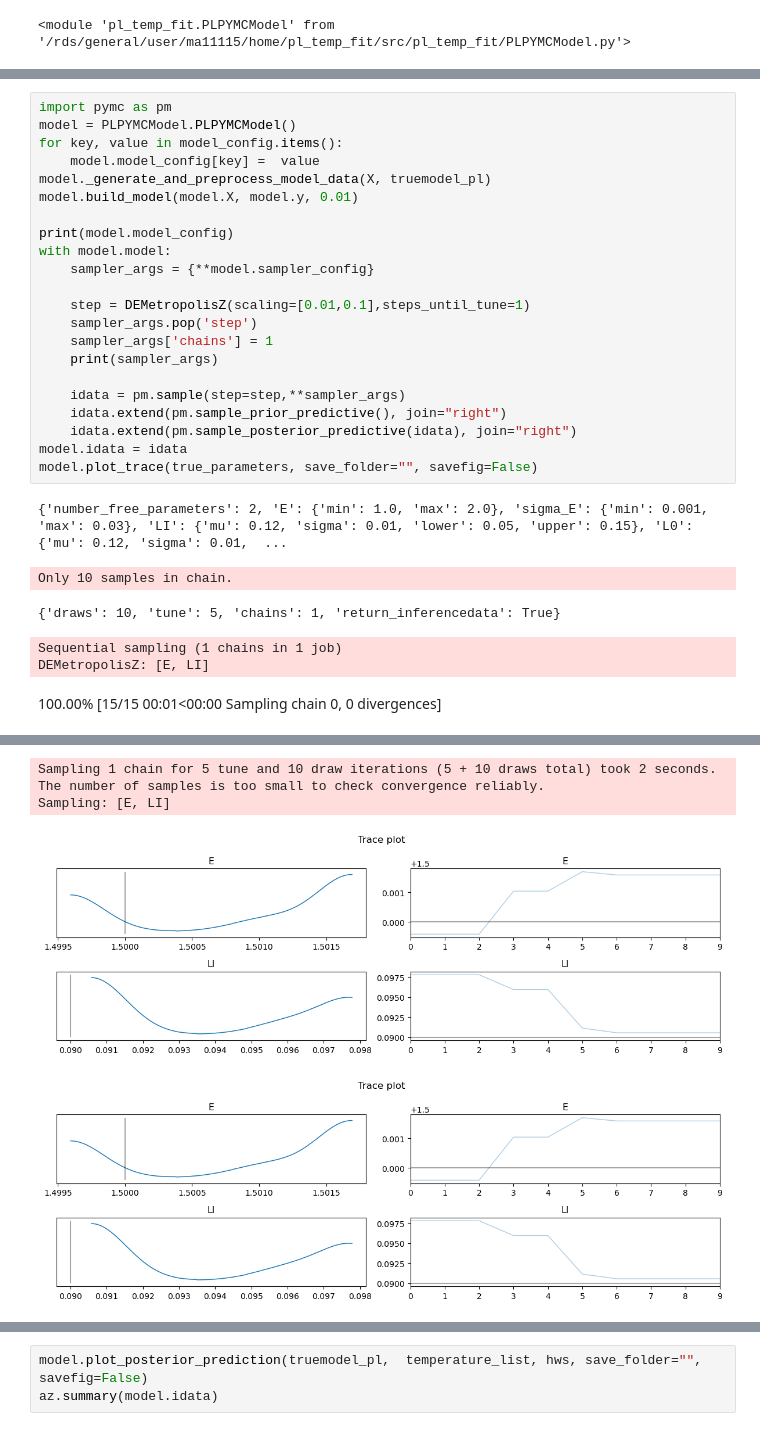
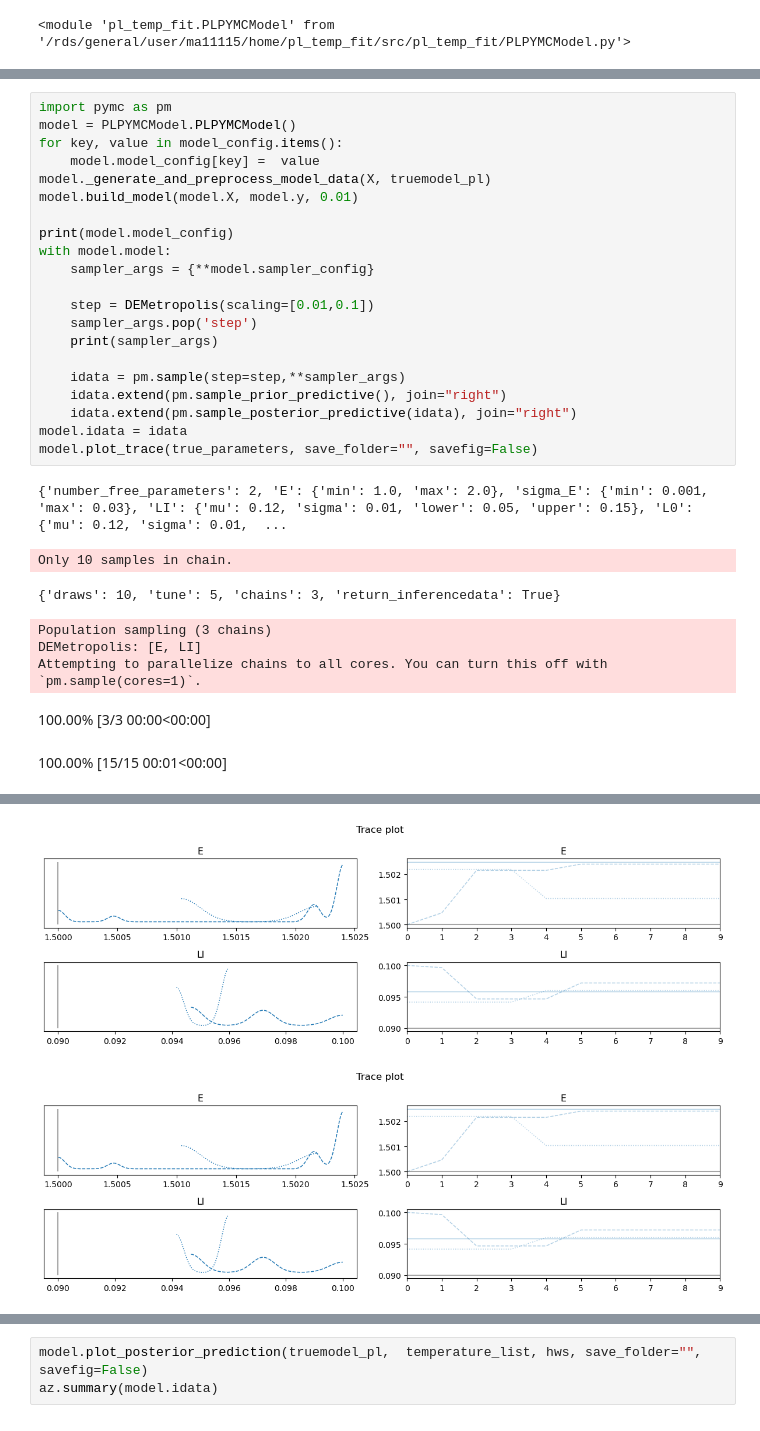
Before and after one commit to mohammedazzouzi15/pl_temp_fit, a Jupyter notebook: notebook/test_pymc.ipynb, the cells around one changed output, grey strips where cells are left out. Saved outputs shown, nothing was run; the diff lists cells and outputs as text.

```diff
--- a/notebook/test_pymc.ipynb
+++ b/notebook/test_pymc.ipynb
@@ -1262,9 +279,8 @@ print(model.model_config)
 with model.model:
     sampler_args = {**model.sampler_config}
 
-    step = DEMetropolisZ(scaling=[0.01,0.1],steps_until_tune=1)
+    step = DEMetropolis(scaling=[0.01,0.1])
     sampler_args.pop('step')
-    sampler_args['chains'] = 1
     print(sampler_args)
 
     idata = pm.sample(step=step,**sampler_args)
@@ -1275,7 +291,9 @@ model.plot_trace(true_parameters, save_folder="", savefig=False)
 # %% [output]
 {'number_free_parameters': 2, 'E': {'min': 1.0, 'max': 2.0}, 'sigma_E': {'min': 0.001, 'max': 0.03}, 'LI': {'mu': 0.12, 'sigma': 0.01, 'lower': 0.05, 'upper': 0.15}, 'L0': {'mu': 0.12, 'sigma': 0.01,  ...
 Only 10 samples in chain.
-{'draws': 10, 'tune': 5, 'chains': 1, 'return_inferencedata': True}
+{'draws': 10, 'tune': 5, 'chains': 3, 'return_inferencedata': True}
-Sequential sampling (1 chains in 1 job)
-DEMetropolisZ: [E, LI]
+Population sampling (3 chains)
+DEMetropolis: [E, LI]
+Attempting to parallelize chains to all cores. You can turn this off with `pm.sample(cores=1)`.
-100.00% [15/15 00:01<00:00 Sampling chain 0, 0 divergences]
+100.00% [3/3 00:00<00:00]
+100.00% [15/15 00:01<00:00]
@@ -1299,6 +303,3 @@ DEMetropolisZ: [E, LI]
-Sampling 1 chain for 5 tune and 10 draw iterations (5 + 10 draws total) took 2 seconds.
-The number of samples is too small to check convergence reliably.
-Sampling: [E, LI]
-[figure, old version]
+[figure, new version]
-[figure, old version]
+[figure, new version]
 # %%
```
Also changed, not shown: parts of 4 cells of this notebook, 3 other files.
